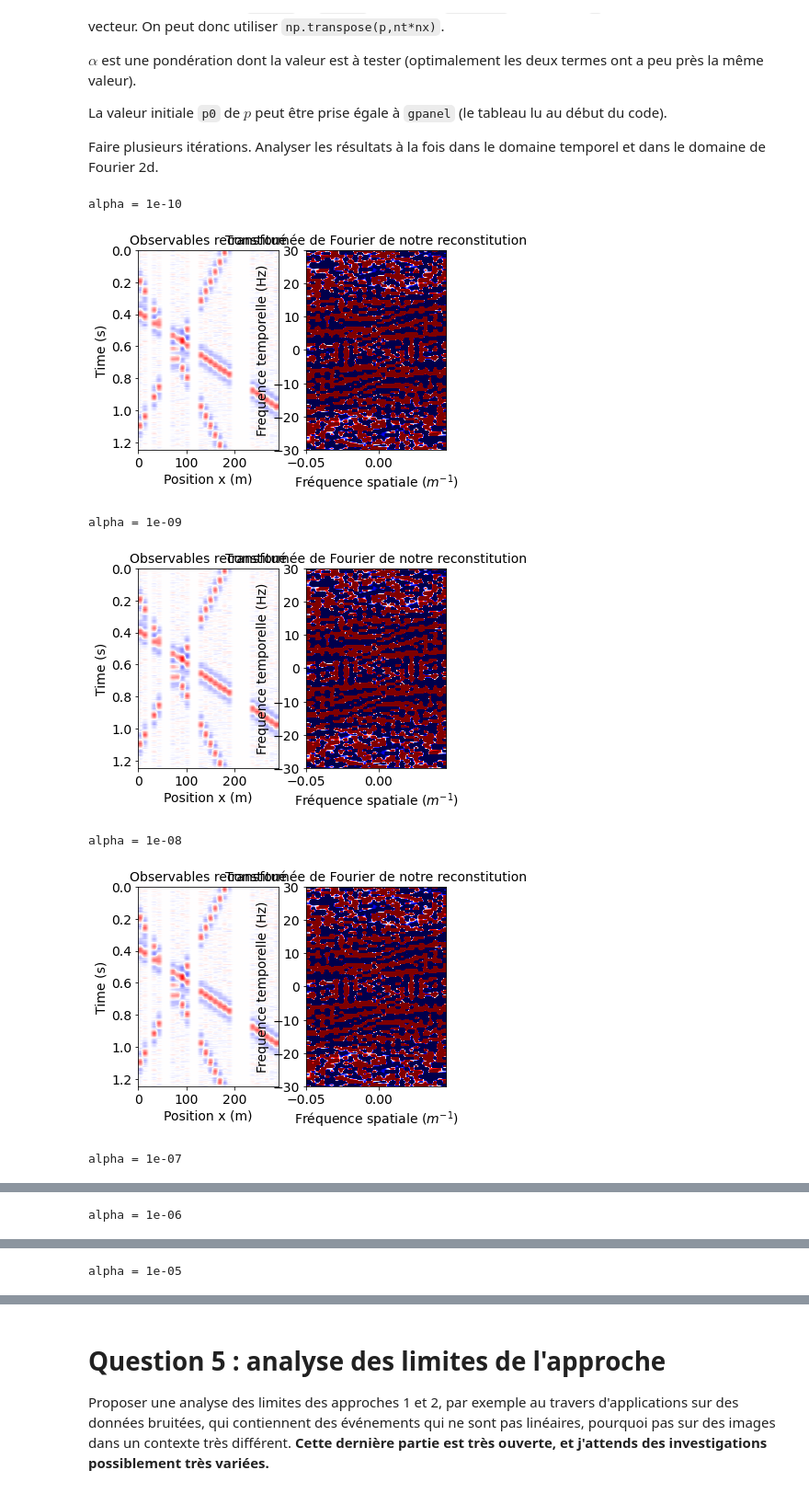
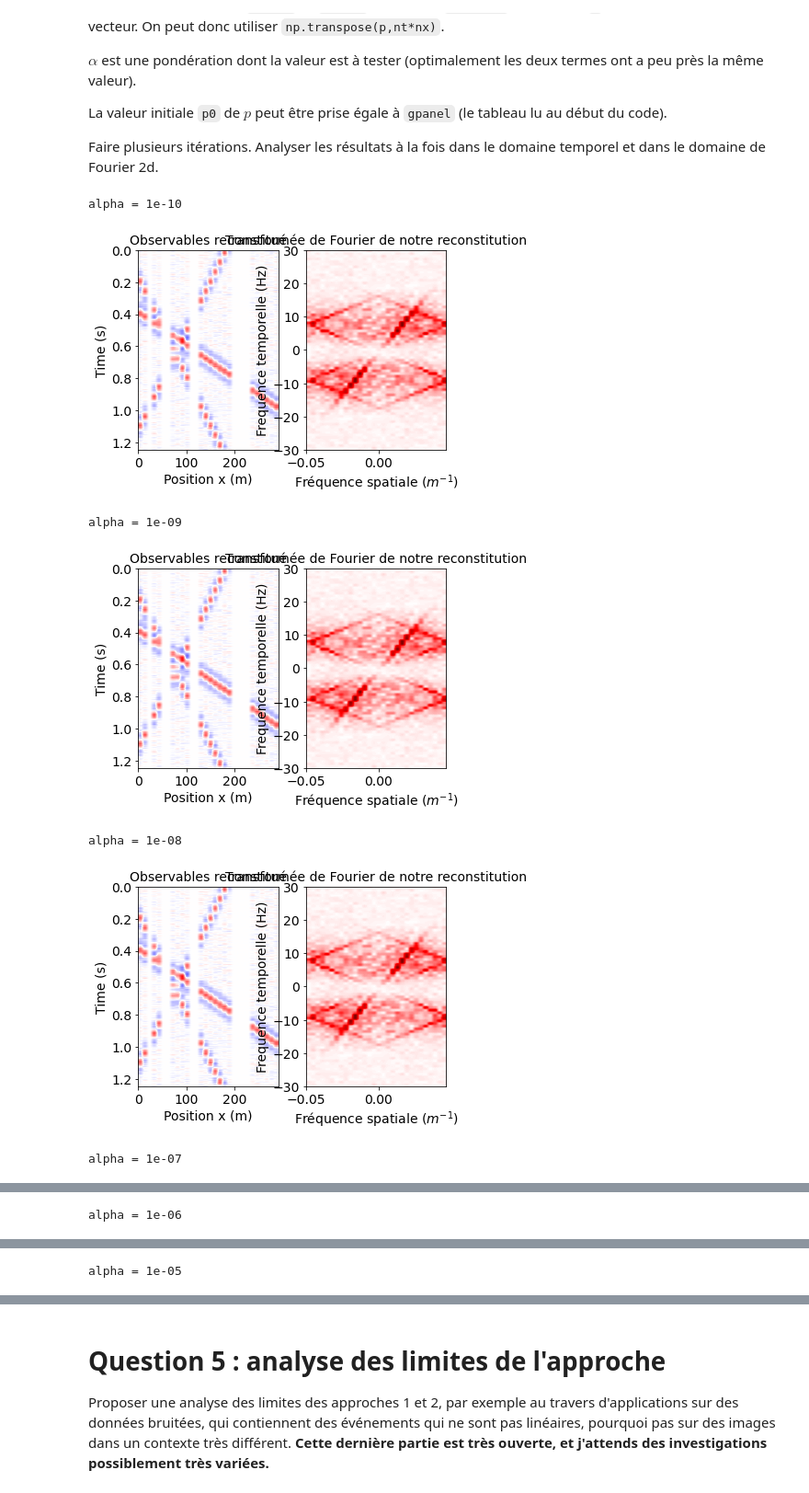
Before and after one commit to apierfitte/mini-projet_tts, a Jupyter notebook: mini_projet_groupe2.ipynb, the cells around one changed output, grey strips where cells are left out. Shown at 92% size. Cells and saved outputs as stored; diff of their text form; code cells hidden in the pictures.

```diff
--- a/mini_projet_groupe2.ipynb
+++ b/mini_projet_groupe2.ipynb
@@ -345,36 +345,38 @@ for i in range(-10, 10):
     af = np.fft.fftfreq(nf, d = dt)
 
     # axe horizontal -- nombre d'onde (fréquence spatiale)
     ak = np.fft.fftfreq(nk, d = dx)
 
     fig = plt.figure()
     vmax = np.max(np.abs(gpanel2))
 
 
     av = plt.subplot(121)
     plt.imshow(gpanel2,extent=[ax[0],ax[-1],at[-1],at[0]],aspect='auto')
     plt.title('Observables reconstitué', fontsize = labelsize)
     av.set_ylabel("Time (s)", fontsize = labelsize)
     av.set_xlabel("Position x (m)", fontsize = labelsize)
     av.tick_params(axis='both', which='major', labelsize=labelsize)
     plt.clim([-vmax,vmax])
     plt.set_cmap('bwr')
 
+    vmax = np.max(np.abs(gpanelf2))
+
     av2 = plt.subplot(122)
     plt.imshow(gpanelf2,extent=[ak.min(),ak.max(),af.min(),af.max()],aspect='auto', cmap = "seismic")
     plt.title('Transformée de Fourier de notre reconstitution', fontsize = labelsize)
     av2.set_ylabel("Frequence temporelle (Hz)", fontsize = labelsize)
     av2.set_xlabel("Fréquence spatiale ($m^{-1}$)", fontsize = labelsize)
     av2.tick_params(axis='both', which='major', labelsize=labelsize)
     plt.clim([-vmax,vmax])
     plt.ylim(-30, 30)
 
     plt.show()
 # %% [output]
 alpha = 1e-10
-[figure, old version]
+[figure, new version]
 alpha = 1e-09
-[figure, old version]
+[figure, new version]
 alpha = 1e-08
-[figure, old version]
+[figure, new version]
 alpha = 1e-07
```
Also changed, not shown: parts of 4 cells of this notebook.
